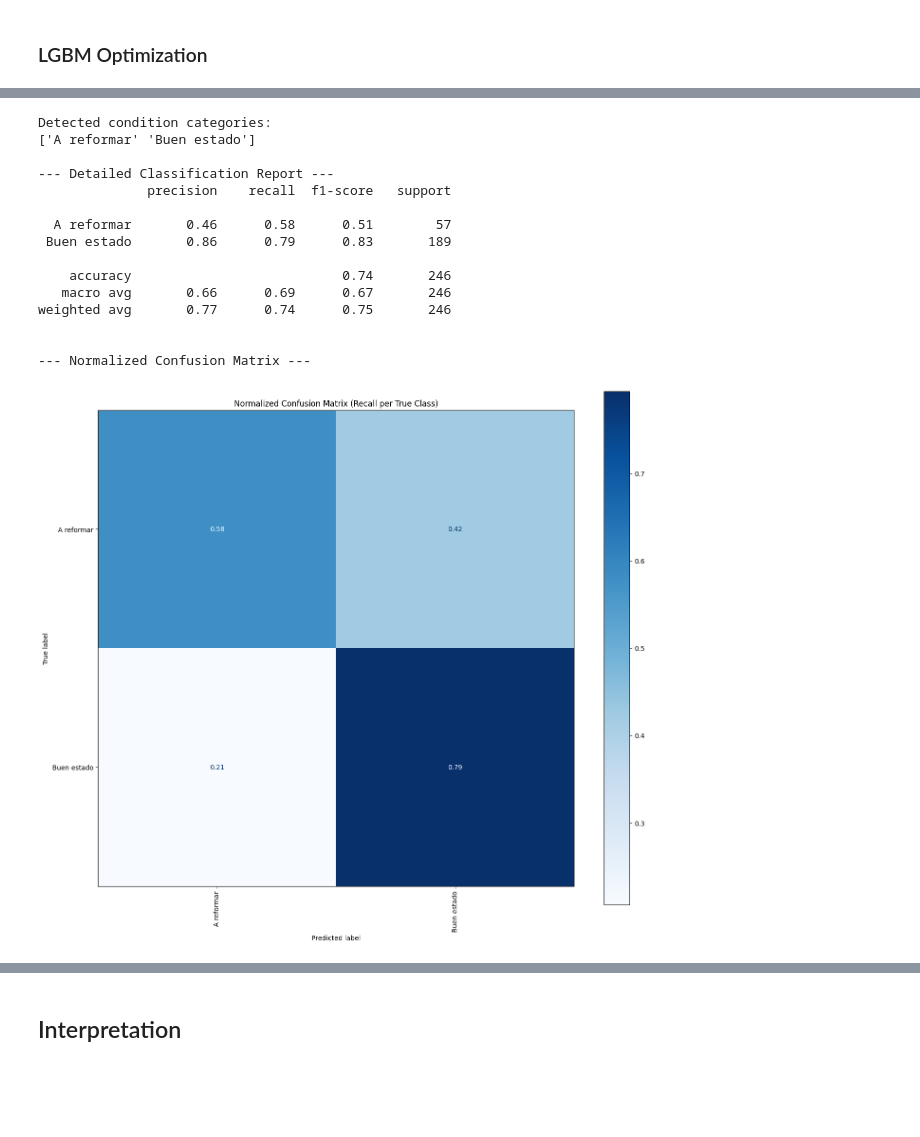
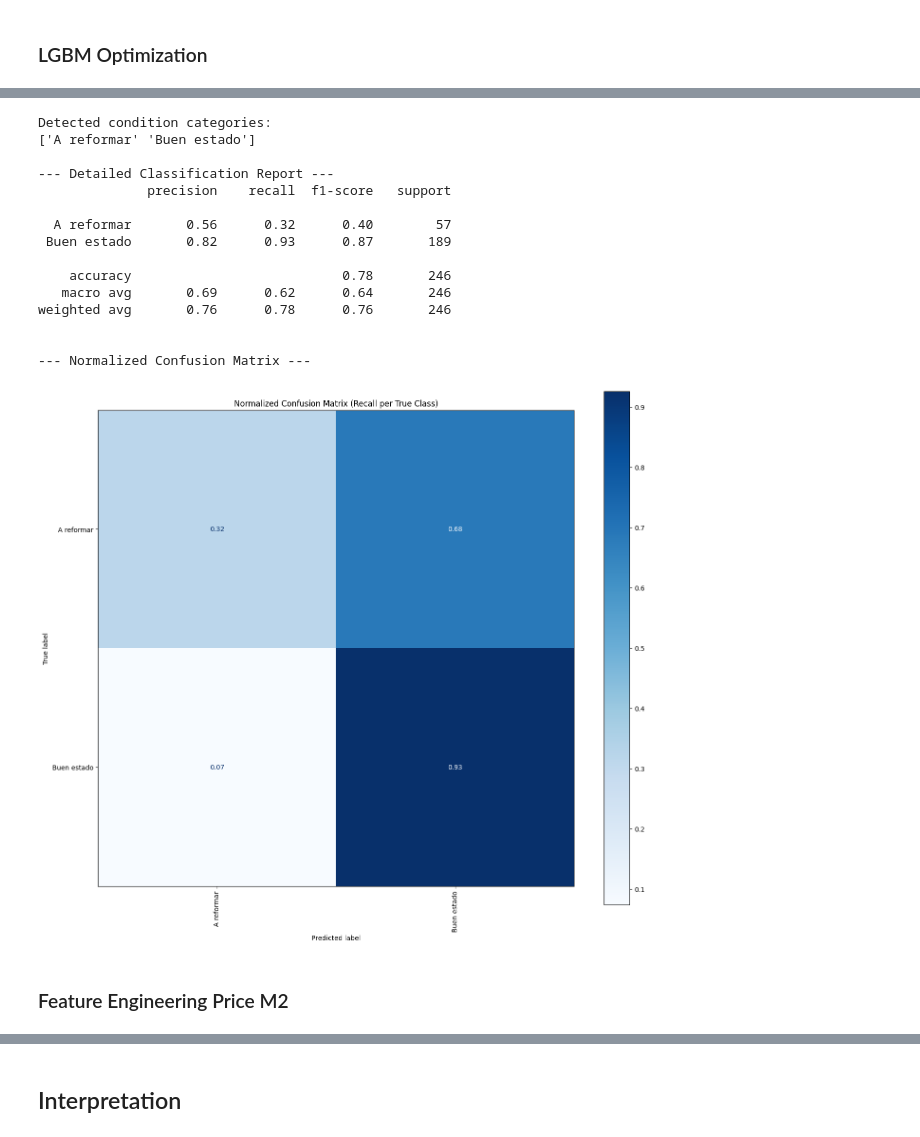
Before and after one commit to ikeiba/bilbao-housing-ml, a Jupyter notebook: classification/classification_condition.ipynb, the cells around one changed output, grey strips where cells are left out. Saved outputs shown, nothing was run; the diff lists cells and outputs as text; code cells hidden in the pictures; blank space fills up the shorter version.

```diff
--- a/classification/classification_condition.ipynb
+++ b/classification/classification_condition.ipynb
@@ -391,6 +566,7 @@ weighted avg       0.74      0.78      0.73       983
 ### LGBM Optimization
 # %%
 class_weight = {0: 5.0, 1: 1.0}
+
 def objective(trial):
     # Optuna search space tuned for small, imbalanced dataset
     param = {
@@ -399,7 +575,7 @@ def objective(trial):
         'verbosity': -1,
         'boosting_type': 'gbdt',
         'random_state': 42,
-        'class_weight': class_weight,
+        'class_weight': {0: trial.suggest_float('weight_ar', 1.0, 10.0), 1: 1.0},
         'n_jobs': -1,
         'n_estimators': trial.suggest_int('n_estimators', 100, 800),
         'learning_rate': trial.suggest_float('learning_rate', 0.01, 0.2, log=True),
@@ -417,14 +593,14 @@ def objective(trial):
     scores = cross_val_score(model, X_zone_unencoded_1, y_zone_unencoded_1, cv=cv, scoring='f1_macro', n_jobs=-1)
     return scores.mean()
 
-study = optuna.create_study(direction='maximize', study_name="LGBM_Optimization")
+study_lgbm = optuna.create_study(direction='maximize', study_name="LGBM_Optimization")
 print("Running Optuna optimization (50 trials)...")
-study.optimize(objective, n_trials=50)
+study_lgbm.optimize(objective, n_trials=50)
 
 print("\n------------------------------------------------")
-print(f"Best Macro F1 (Optuna): {study.best_value:.4f}")
+print(f"Best Macro F1 (Optuna): {study_lgbm.best_value:.4f}")
 print("------------------------------------------------")
 print("Best Params (Optuna):")
-for key, value in study.best_params.items():
+for key, value in study_lgbm.best_params.items():
     print(f"  {key}: {value}")
 # %% [output]
@@ -477,14 +654,10 @@ print("Detected condition categories:")
 print(class_names)
 
 # Retrieve best Optuna params
-best_params = study.best_params
+best_params = study_lgbm.best_params
 # Add fixed params
 
 best_params['random_state'] = 42
-best_params['class_weight'] = {
-    'A reformar': 5.0,    # más importancia
-    'Buen estado': 1.0    # referencia
-}
 best_params['objective'] = 'binary'
 best_params['n_jobs'] = -1
 
@@ -498,36 +671,38 @@ y_pred = final_model.predict(X_test_raw)
 
 # Classification report
 print("\n--- Detailed Classification Report ---")
 print(classification_report(y_test_raw, y_pred, target_names=class_names))
 # Confusion matrix (normalized)
 print("\n--- Normalized Confusion Matrix ---")
 fig, ax = plt.subplots(figsize=(14, 12))
 ConfusionMatrixDisplay.from_predictions(
     y_test_raw, y_pred,
     ax=ax,
     display_labels=class_names,
     xticks_rotation='vertical',
     cmap='Blues',
     normalize='true',
     values_format=".2f"
 )
 plt.title("Normalized Confusion Matrix (Recall per True Class)")
 plt.tight_layout()
 plt.show()
 # %% [output]
 Detected condition categories:
 ['A reformar' 'Buen estado']
 
 --- Detailed Classification Report ---
               precision    recall  f1-score   support
 
-  A reformar       0.46      0.58      0.51        57
- Buen estado       0.86      0.79      0.83       189
+  A reformar       0.56      0.32      0.40        57
+ Buen estado       0.82      0.93      0.87       189
 
-    accuracy                           0.74       246
-   macro avg       0.66      0.69      0.67       246
-weighted avg       0.77      0.74      0.75       246
+    accuracy                           0.78       246
+   macro avg       0.69      0.62      0.64       246
+weighted avg       0.76      0.78      0.76       246
 
 
 --- Normalized Confusion Matrix ---
-[figure, old version]
+[figure, new version]
+# %% [markdown]
+### Feature Engineering Price M2
```
Also changed, not shown: parts of 32 cells of this notebook.
